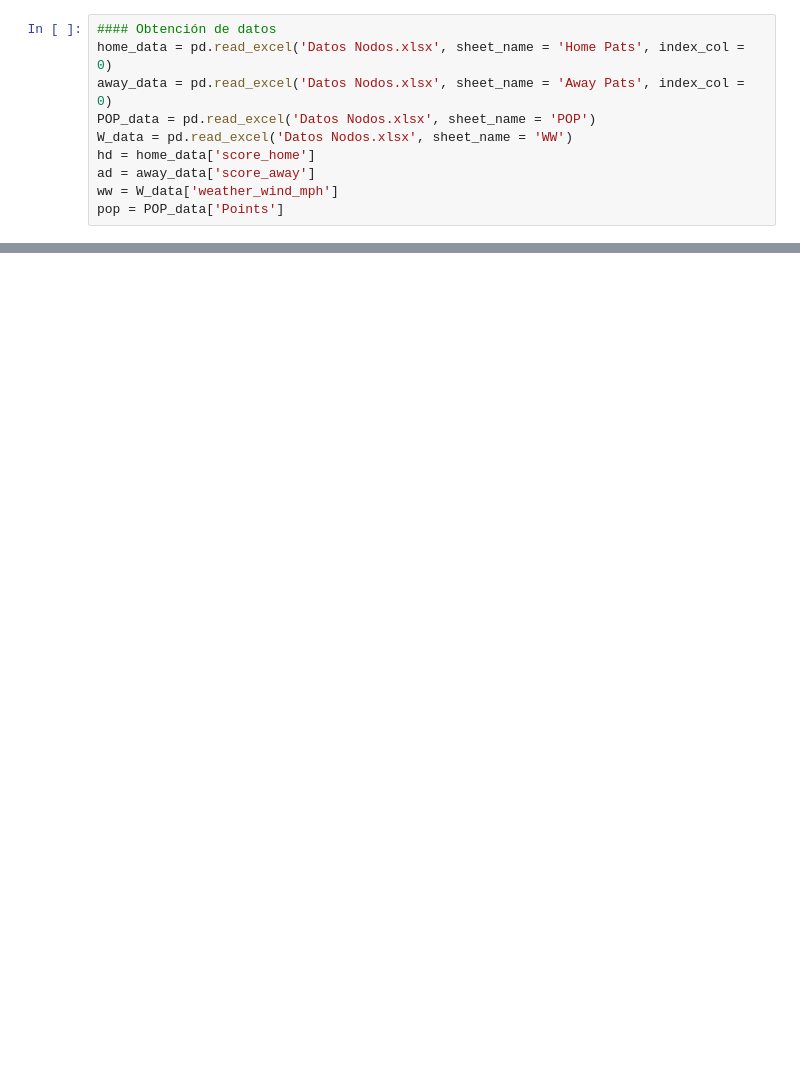
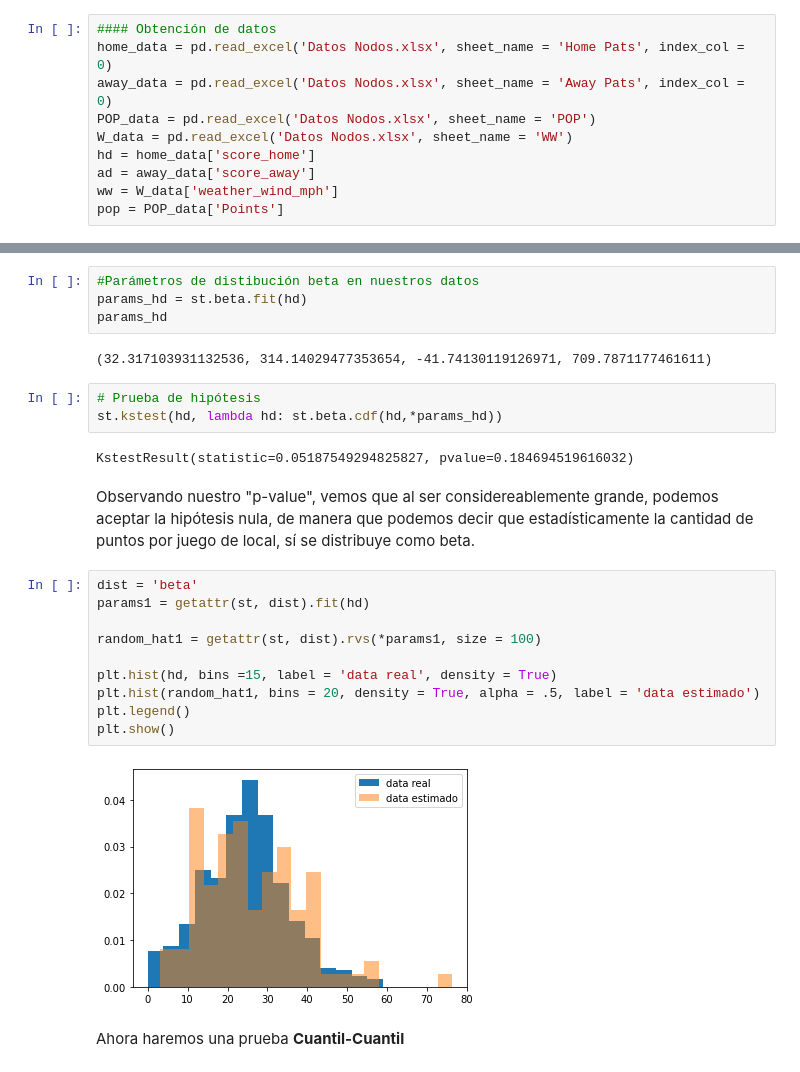
Before and after one commit to Kike14/ProyectoConjunto_EJRodriguez_DOrozco_JPJimenez, a Jupyter notebook: ProyectoModulo1_OrozcoE_MendozaJ__GomezD.ipynb, the cells around one changed output, grey strips where cells are left out. Cells and saved outputs as stored; diff of their text form; blank space fills up the shorter version.

```diff
--- a/ProyectoModulo1_OrozcoE_MendozaJ__GomezD.ipynb
+++ b/ProyectoModulo1_OrozcoE_MendozaJ__GomezD.ipynb
@@ -540,0 +188,27 @@ plt.hist(VA4, bins=20, density=True)
+# %%
+#Parámetros de distibución beta en nuestros datos
+params_hd = st.beta.fit(hd)
+params_hd
+# %% [output]
+(32.317103931132536, 314.14029477353654, -41.74130119126971, 709.7871177461611)
+# %%
+# Prueba de hipótesis
+st.kstest(hd, lambda hd: st.beta.cdf(hd,*params_hd))
+# %% [output]
+KstestResult(statistic=0.05187549294825827, pvalue=0.184694519616032)
+# %% [markdown]
+Observando nuestro "p-value", vemos que al ser considereablemente grande, podemos aceptar la hipótesis nula, de manera que podemos decir que estadísticamente la cantidad de puntos por juego de local, sí se distribuye como beta.
+# %%
+dist = 'beta'
+params1 = getattr(st, dist).fit(hd)
+
+random_hat1 = getattr(st, dist).rvs(*params1, size = 100)
+
+plt.hist(hd, bins =15, label = 'data real', density = True)
+plt.hist(random_hat1, bins = 20, density = True, alpha = .5, label = 'data estimado')
+plt.legend()
+plt.show()
+# %% [output]
+[figure, added]
+# %% [markdown]
+Ahora haremos una prueba **Cuantil-Cuantil**
```
Also changed, not shown: parts of 122 cells of this notebook, 1 other file.
